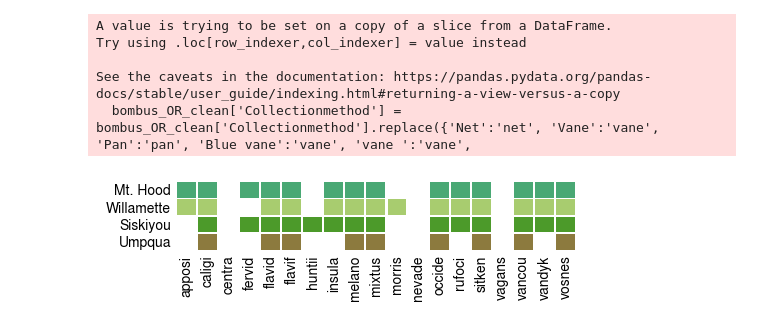
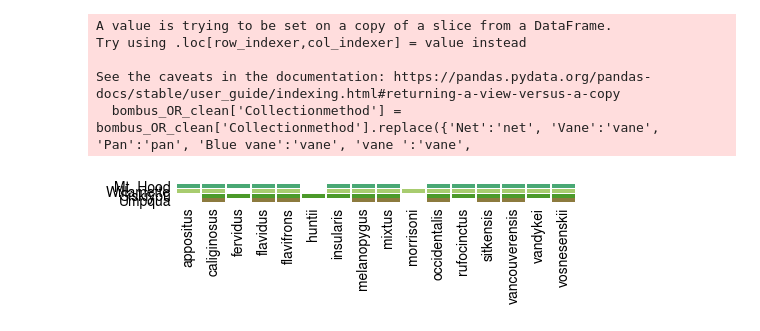
Before and after one commit to mparkergetz/map_locations, a Jupyter notebook: process_oba_data.ipynb, the cells around one changed output. Cells and saved outputs as stored; diff of their text form; code cells hidden in the pictures.

Commit message:
vertical species list

```diff
--- a/process_oba_data.ipynb
+++ b/process_oba_data.ipynb
@@ -84,20 +84,20 @@ data = {
     "vandykei",
     "vosnesenskii"
 ],
-    "Umatilla": [
-    "appositus",
-    "centralis",
-    "fervidus",
-    "flavidus",
-    "flavifrons",
-    "insularis",
-    "mixtus",
-    "nevadensis",
-    "occidentalis",
-    "sitkensis",
-    "vagans",
-    "vancouverensis"
-],
+#     "Umatilla": [
+#     "appositus",
+#     "centralis",
+#     "fervidus",
+#     "flavidus",
+#     "flavifrons",
+#     "insularis",
+#     "mixtus",
+#     "nevadensis",
+#     "occidentalis",
+#     "sitkensis",
+#     "vagans",
+#     "vancouverensis"
+# ],
     "Umpqua": [
     "caliginosus",
     "flavidus",
@@ -121,41 +121,41 @@ forest_colors = {
 
 
 all_species = sorted(set(s for sp_list in data.values() for s in sp_list))
-species_abbrev = [s[:6] for s in all_species]
+species_abbrev = [s for s in all_species]
 
 df = pd.DataFrame(0, index=data.keys(), columns=species_abbrev)
 for nf, sp_list in data.items():
     for s in sp_list:
-        df.loc[nf, s[:6]] = 1
+        df.loc[nf, s] = 1
 custom_order = ["Umpqua", "Siskiyou", "Willamette", "Mt. Hood"]
 df = df.reindex(custom_order)
 
 fig, ax = plt.subplots(figsize=(5, 1.5))
 square_size = 0.9
 for i, nf in enumerate(df.index):
     for j, sp in enumerate(df.columns):
         if df.loc[nf, sp] == 1:
             rect = Rectangle(
                 (j - square_size/2, i - square_size/2),
                 square_size, square_size,
                 facecolor=forest_colors[nf],
                 edgecolor='none'
             )
             ax.add_patch(rect)
 
 ax.set_xlim(-0.5, len(df.columns) - 0.5)
 ax.set_ylim(-0.5, len(df.index) - 0.5)
 ax.set_xticks(range(len(df.columns)))
 ax.set_xticklabels(df.columns, rotation=90, ha="center")
 ax.set_yticks(range(len(df.index)))
 ax.set_yticklabels(df.index)
 ax.tick_params(axis='both', which='both', length=0)
 
 for spine in ax.spines.values():
     spine.set_visible(False)
 
 plt.tight_layout()
 
 # plt.savefig('figs/bombus_presence_table_umpqua.svg', bbox_inches='tight', pad_inches=0, format='svg', dpi=300)
 # %% [output]
-[figure, old version]
+[figure, new version]
```
Also changed, not shown: parts of 1 cell of this notebook.
